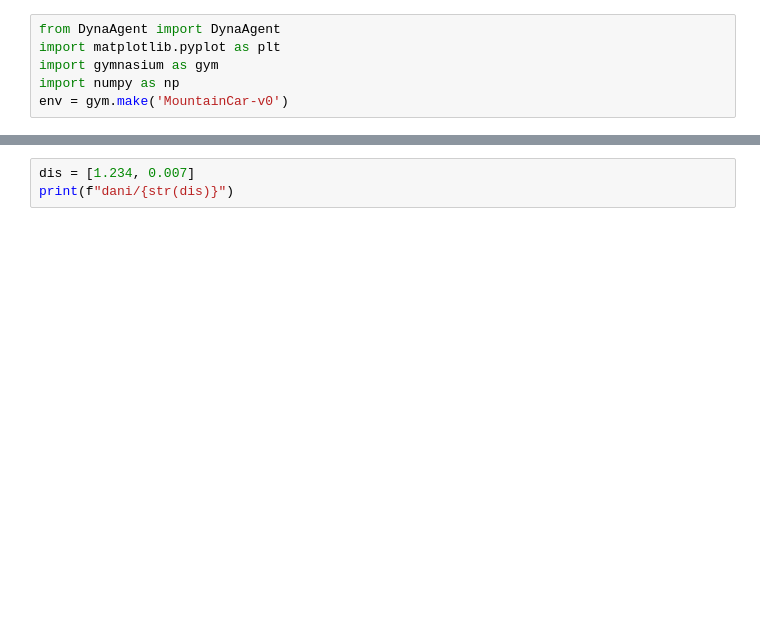
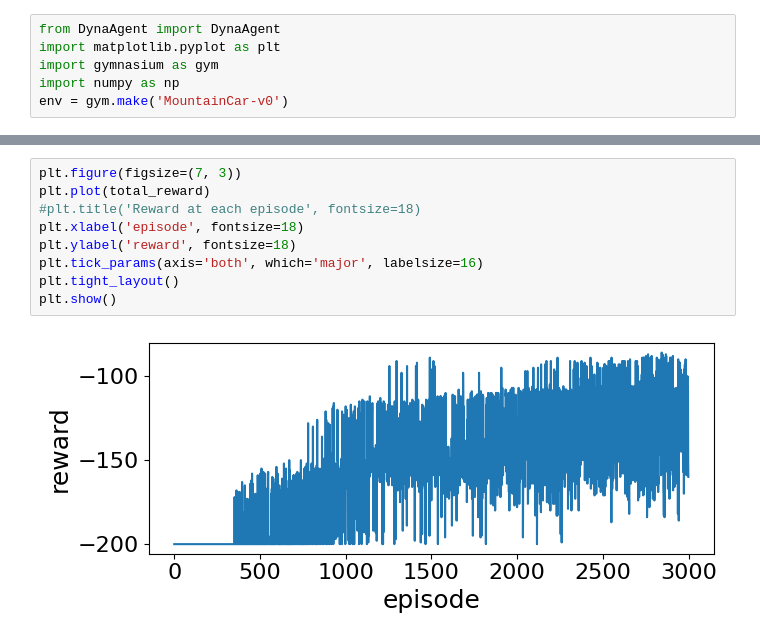
Before and after one commit to schiesser/MontainCar, a Jupyter notebook: Code/test_dyna.ipynb, the cells around one changed output, grey strips where cells are left out. Saved outputs shown, nothing was run; the diff lists cells and outputs as text; blank space fills up the shorter version.

```diff
--- a/Code/test_dyna.ipynb
+++ b/Code/test_dyna.ipynb
@@ -36,3 +40,11 @@ plt.plot(testDyna.freq_actions)
-# %%
-dis = [1.234, 0.007]
-print(f"dani/{str(dis)}")
+# %%
+plt.figure(figsize=(7, 3))
+plt.plot(total_reward)
+#plt.title('Reward at each episode', fontsize=18)
+plt.xlabel('episode', fontsize=18)
+plt.ylabel('reward', fontsize=18)
+plt.tick_params(axis='both', which='major', labelsize=16)
+plt.tight_layout()
+plt.show()
+# %% [output]
+[figure, added]
```
Also changed, not shown: parts of 7 cells of this notebook.
